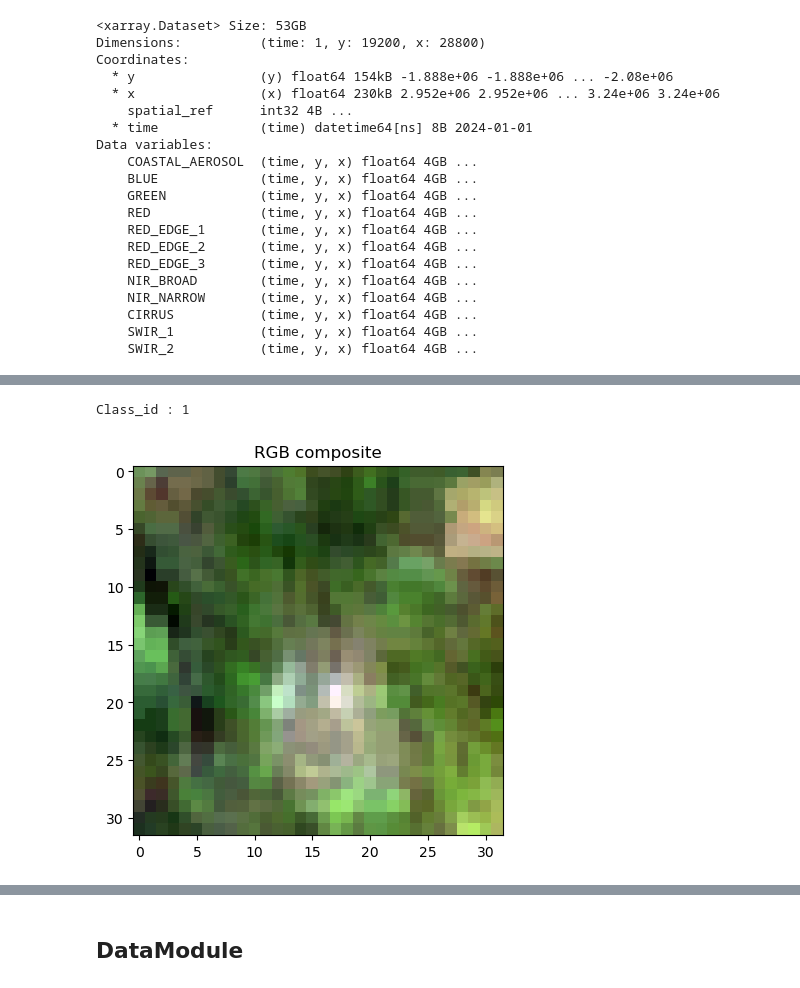
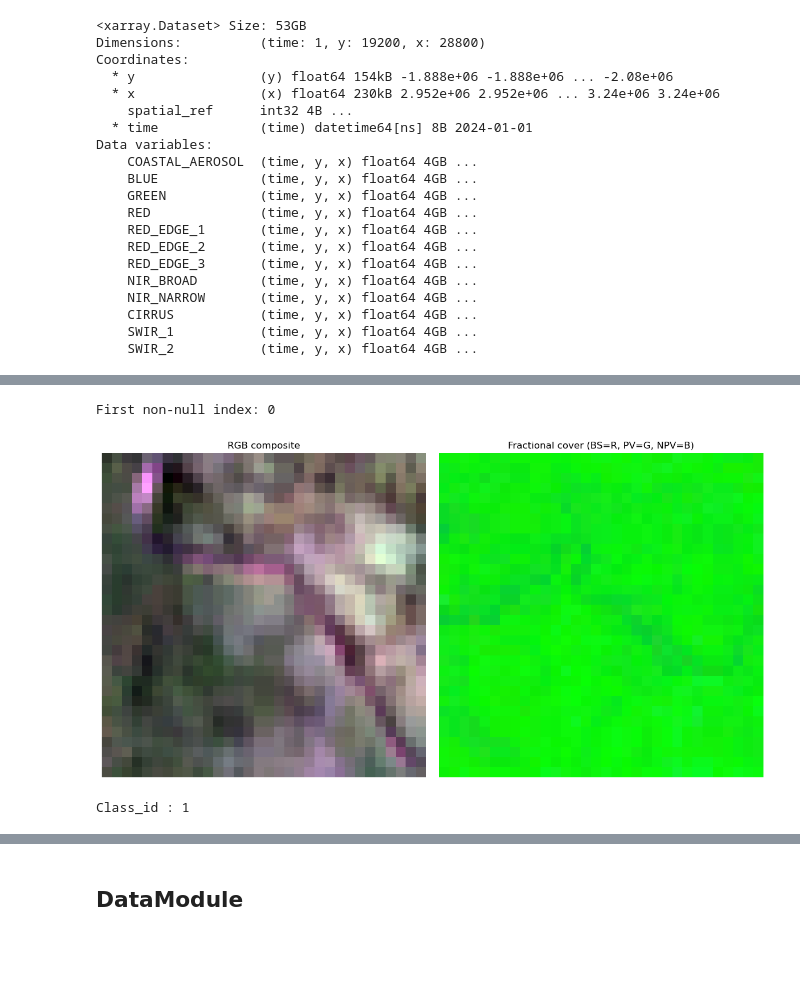
Before and after one commit to digitalearthpacific/dep-fc-applications, a Jupyter notebook: FM.ipynb, the cells around one changed output, grey strips where cells are left out. Drawn from its saved outputs; the diff is of its cells as text; code cells hidden in the pictures; blank space fills up the shorter version.

```diff
--- a/FM.ipynb
+++ b/FM.ipynb
@@ -67,3 +99,8 @@ Data variables:
     CIRRUS           (time, y, x) float64 4GB ...
     SWIR_1           (time, y, x) float64 4GB ...
     SWIR_2           (time, y, x) float64 4GB ...
+# %%
+fc = xr.open_dataset("./data_FM/fc/fc_2024.nc", engine="h5netcdf")
+
+
+fc
@@ -70,3 +119,10 @@ Data variables:
 # %%
-import pandas as pd
 points = pd.read_csv("./data_FM/label/label.csv")
+# Group by class_id and sample
+
+points = (
+    points.groupby("class_id", group_keys=False)
+    .apply(lambda x: x.sample(n=1000, random_state=42) if len(x) > 1000 else x)
+)
+
+print(points["class_id"].value_counts())
@@ -134,20 +247,43 @@ Final dataset: (10695, 32, 32, 12) (10695,)
+# %%
+# Find the first index where the array is not all NaN
+for i in range(len(X_fc)):
+    if np.any(~np.isnan(X_fc[i])):
+        print("First non-null index:", i)
+        break
+# %% [output]
+First non-null index: 0
 # %%
-import matplotlib.pyplot as plt
-import numpy as np
+idx = 0
 
-idx = 1
-
-rgb = X[idx, :, :, [1,2,3]]
+# --- RGB ---
+rgb = X[idx, :, :, [1, 2, 3]]
 rgb = np.transpose(rgb, (1, 2, 0))
 rgb_norm = (rgb - rgb.min(axis=(0,1))) / (rgb.max(axis=(0,1)) - rgb.min(axis=(0,1)))
 
+# --- Fractional Cover ---
+
+fc = X_fc[idx].astype(float)
+fc_norm = (fc - fc.min()) / (fc.max() - fc.min())
+
+
+# Plot
+fig, axs = plt.subplots(1, 2, figsize=(12, 6))
+
+# RGB
+axs[0].imshow(rgb_norm)
+axs[0].set_title("RGB composite")
+axs[0].axis("off")
+
+# Fractional cover (stacked RGB: BS=R, PV=G, NPV=B)
+axs[1].imshow(fc_norm)
+axs[1].set_title("Fractional cover (BS=R, PV=G, NPV=B)")
+axs[1].axis("off")
+
+plt.tight_layout()
+plt.show()
 
 print(f"Class_id : {Y[idx]}")
-
-plt.imshow(rgb_norm)
-plt.title("RGB composite")
-plt.show()
 # %% [output]
+[figure, new version]
 Class_id : 1
-[figure, old version]
 # %%
```
Also changed, not shown: parts of 26 cells of this notebook.
